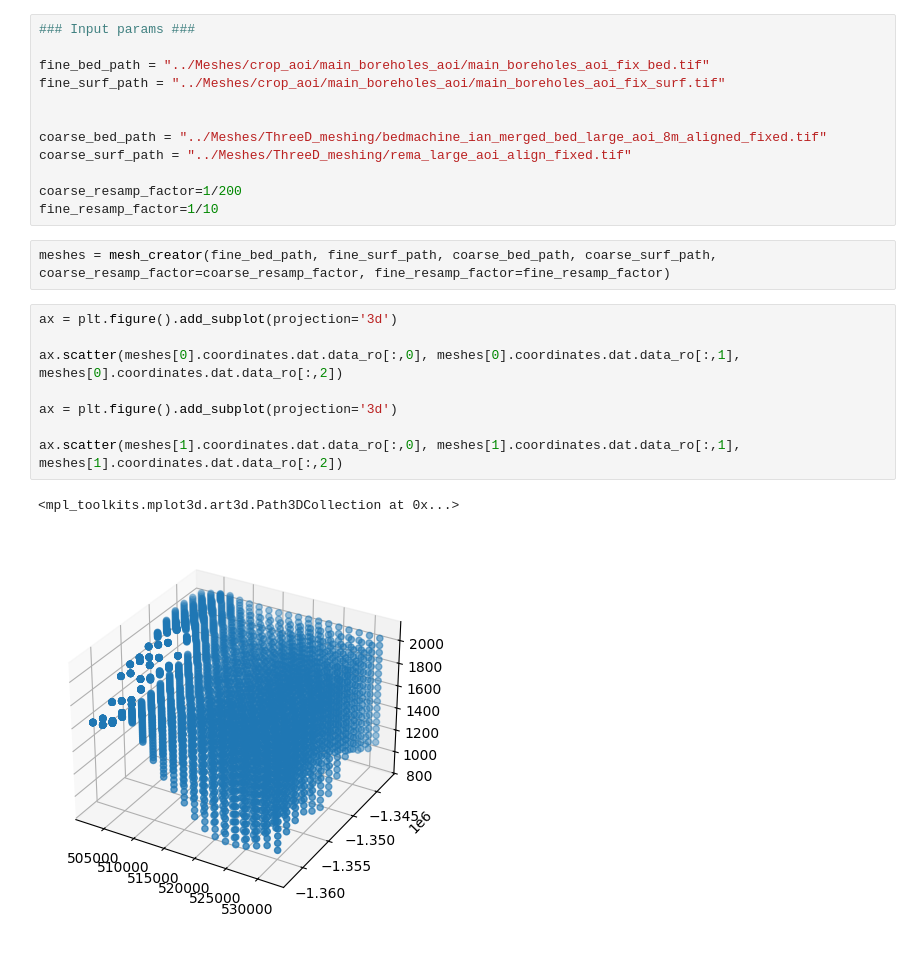
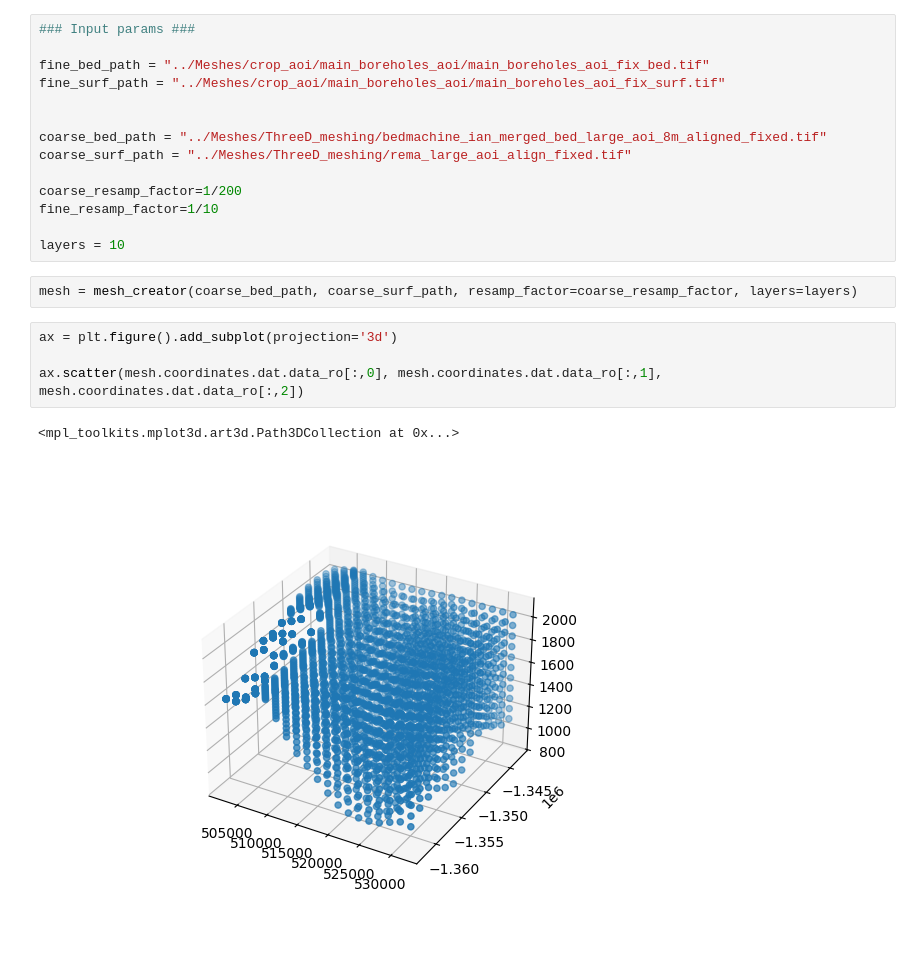
Before and after one commit to johnmorganmanos/AH_temp_paper, a Jupyter notebook: Processing_notebooks/mesh_saving.ipynb, the cells around one changed output. Drawn from its saved outputs; the diff is of its cells as text.

```diff
--- a/Processing_notebooks/mesh_saving.ipynb
+++ b/Processing_notebooks/mesh_saving.ipynb
@@ -71,16 +73,14 @@ coarse_surf_path = "../Meshes/ThreeD_meshing/rema_large_aoi_align_fixed.tif"
 
 coarse_resamp_factor=1/200
 fine_resamp_factor=1/10
+
+layers = 10
 # %%
-meshes = mesh_creator(fine_bed_path, fine_surf_path, coarse_bed_path, coarse_surf_path, coarse_resamp_factor=coarse_resamp_factor, fine_resamp_factor=fine_resamp_factor)
+mesh = mesh_creator(coarse_bed_path, coarse_surf_path, resamp_factor=coarse_resamp_factor, layers=layers)
 # %%
 ax = plt.figure().add_subplot(projection='3d')
 
-ax.scatter(meshes[0].coordinates.dat.data_ro[:,0], meshes[0].coordinates.dat.data_ro[:,1], meshes[0].coordinates.dat.data_ro[:,2])
-
-ax = plt.figure().add_subplot(projection='3d')
-
-ax.scatter(meshes[1].coordinates.dat.data_ro[:,0], meshes[1].coordinates.dat.data_ro[:,1], meshes[1].coordinates.dat.data_ro[:,2])
+ax.scatter(mesh.coordinates.dat.data_ro[:,0], mesh.coordinates.dat.data_ro[:,1], mesh.coordinates.dat.data_ro[:,2])
 # %% [output]
 <mpl_toolkits.mplot3d.art3d.Path3DCollection at 0x...>
-[figure, old version]
+[figure, new version]
```
Also changed, not shown: parts of 7 cells of this notebook, 4 other files.
